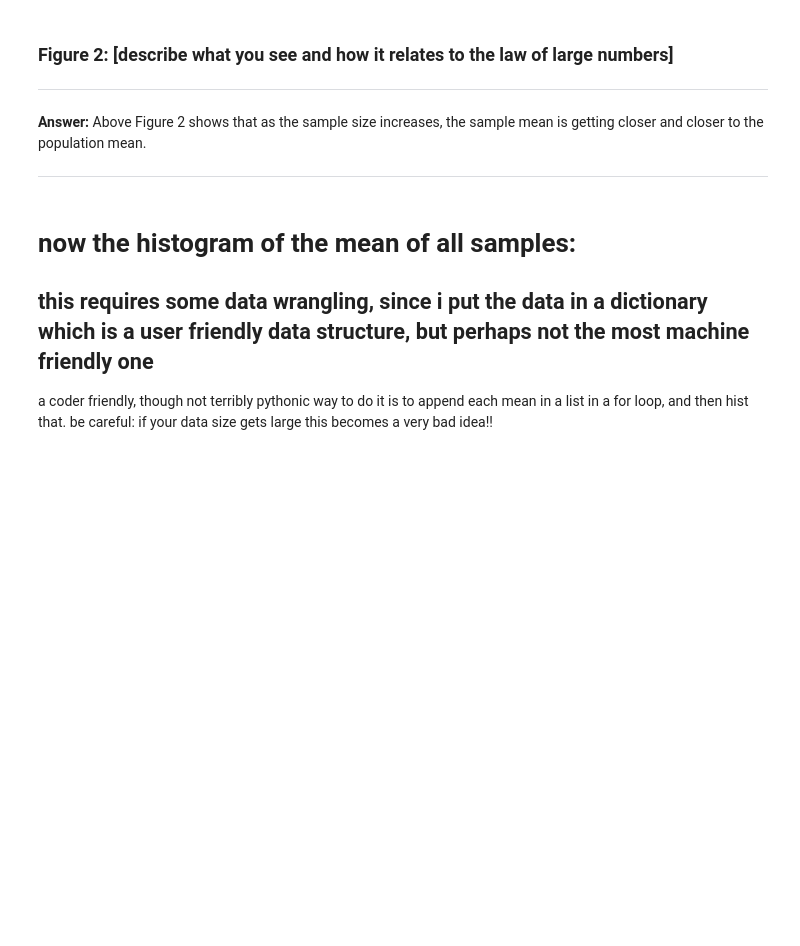
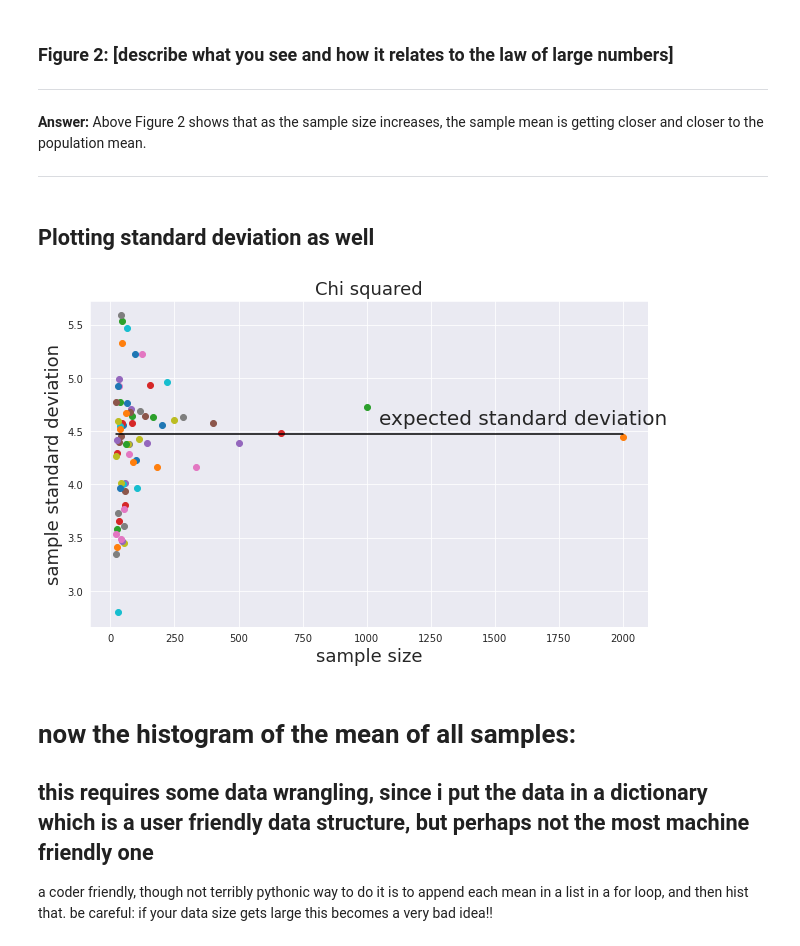
Before and after one commit to skumarudel/DSPS_SKumar, a Jupyter notebook: HW2/CentralLimitTheorem.ipynb, the cells around one changed output. Drawn from its saved outputs; the diff is of its cells as text; code cells hidden in the pictures; blank space fills up the shorter version.

```diff
--- a/HW2/CentralLimitTheorem.ipynb
+++ b/HW2/CentralLimitTheorem.ipynb
@@ -152,6 +152,33 @@ axchisq_mu_n.text(axchisq_mu_n.get_xlim()[1] * .6, 10, "expected mean",
 
 
 ---
+# %% [markdown]
+## Plotting standard deviation as well
+# %%
+# fill dictionary in in a for loop. not pythonic, but easily readable
+
+for n in mysize:
+    mydists['chisq'][n] = np.random.chisquare(df, size = n) #all distributions have mean=df=10
+
+# save the means for plotting later
+
+mydists['chisq']['std'] = {}
+# prepare the figure
+axchisq_mu_n = pl.figure(figsize=(10,6)).add_subplot(111)
+
+for nn in mydists['chisq']:
+    if not type(nn) == str: # needed because one element is "mean"
+        mydists['chisq']['std'][nn] = mydists['chisq'][nn].std()
+        #and plot it
+        axchisq_mu_n.plot(nn, mydists['chisq']['std'][nn], 'o')
+        axchisq_mu_n.set_xlabel('sample size', fontsize=18)
+        axchisq_mu_n.set_ylabel('sample standard deviation', fontsize=18)
+axchisq_mu_n.set_title('Chi squared', fontsize=18)
+axchisq_mu_n.plot([min(mysize), max(mysize)], [np.sqrt(df*2), np.sqrt(df*2)], 'k')
+axchisq_mu_n.text(axchisq_mu_n.get_xlim()[1] * .5, np.sqrt(df*2)+0.05, "expected standard deviation",
+                  va="bottom", fontsize=20);
+# %% [output]
+[figure, added]
 # %% [markdown]
 # now the histogram of the mean of all samples:
 ## this requires some data wrangling, since i put the data in a dictionary which is a user friendly data structure, but perhaps not the most machine friendly one
```
